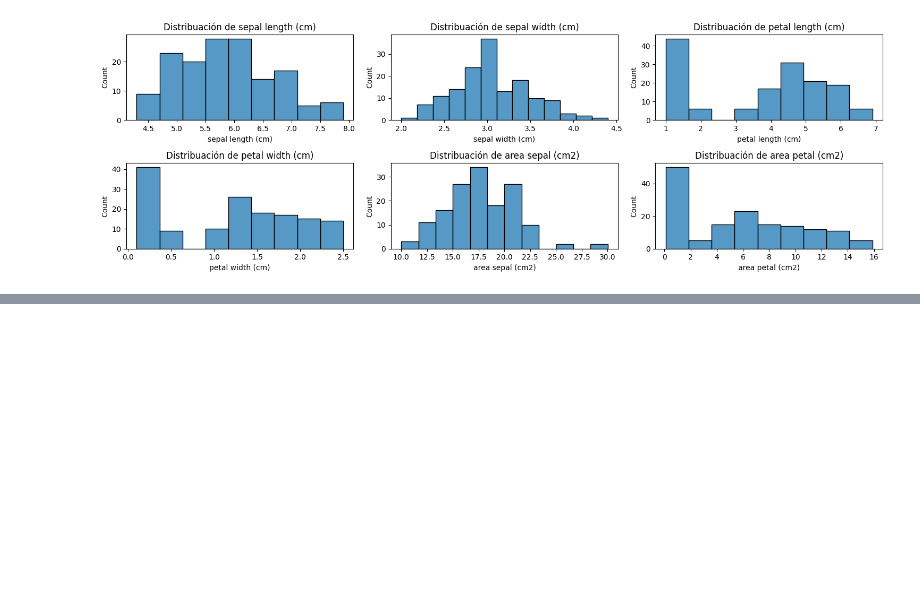
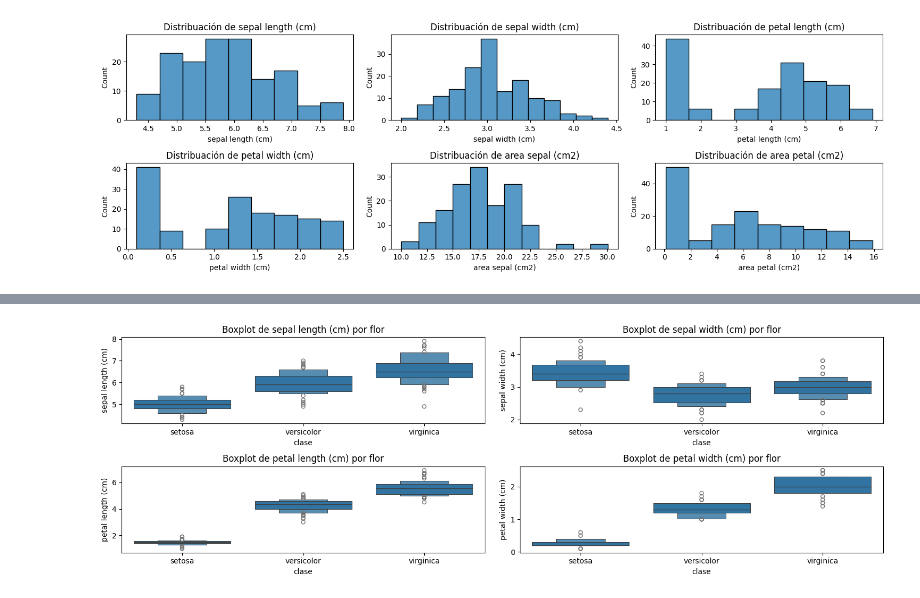
Before and after one commit to Sergio050799/DS102024, a Jupyter notebook: 2-DataAnalysis/10-EDA/Analisis_Datos_Iris_Sergio.ipynb, the cells around one changed output, grey strips where cells are left out. Cells and saved outputs as stored; diff of their text form; code cells hidden in the pictures; blank space fills up the shorter version.

```diff
--- a/2-DataAnalysis/10-EDA/Analisis_Datos_Iris_Sergio.ipynb
+++ b/2-DataAnalysis/10-EDA/Analisis_Datos_Iris_Sergio.ipynb
@@ -260,0 +276,4 @@ plt.show();
+# %%
+FEATURES=['sepal length (cm)',	'sepal width (cm)','petal length (cm)','petal width (cm)']
+
+TARGETS=['clase']
@@ -260,0 +286,10 @@ plt.show();
+# %%
+plt.figure(figsize=(15,5))
+for i, columna in enumerate(df[FEATURES].columns):
+    plt.subplot(2,2,i+1)
+    sns.boxenplot(data=df,x='clase',y=columna)
+    plt.title(f'Boxplot de {columna} por flor')
+plt.tight_layout()
+plt.show();
+# %% [output]
+[figure, added]
```
Also changed, not shown: parts of 15 cells of this notebook, 4 other files.
